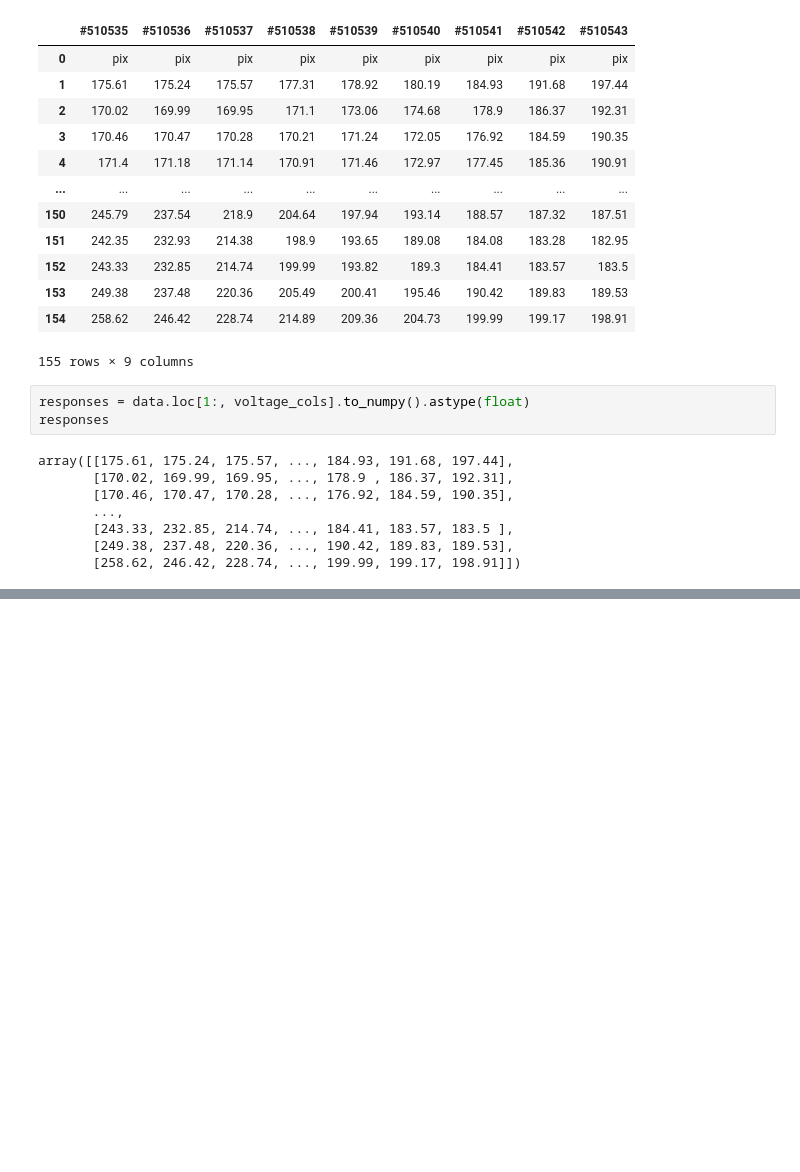
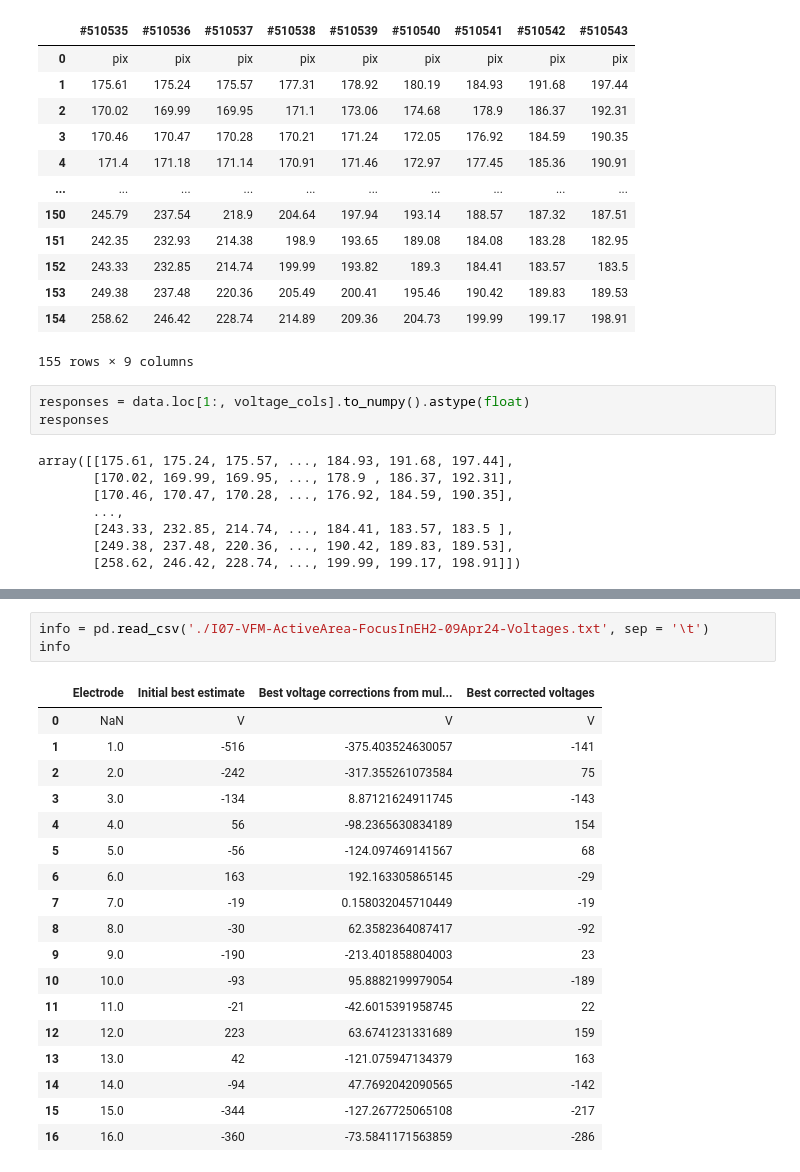
Before and after one commit to DiamondLightSource/bimorph-mirror-analysis, a Jupyter notebook: src/test_code/test.ipynb, the cells around one changed output, grey strips where cells are left out. Cells and saved outputs as stored; diff of their text form; blank space fills up the shorter version.

```diff
--- a/src/test_code/test.ipynb
+++ b/src/test_code/test.ipynb
@@ -159,4 +113,26 @@ data
 | 116 | 1.6803 | 235.69 | 237.92 | 239.75 | 241.99 | 244.15 | 247.78 | 249.36 | 252.76 | 254.2 | 255.39 | ... |
 | 117 | 1.6901 | 234.91 | 236.46 | 238.28 | 240.98 | 242.96 | 244.92 | 246.85 | 249.77 | 251.29 | 251.94 | ... |
 118 rows × 18 columns
+# %%
+info = pd.read_csv('./I07-VFM-ActiveArea-FocusInEH2-09Apr24-Voltages.txt', sep = '\t')
+info
+# %% [output]
+|  | Electrode | Initial best estimate | Best voltage corrections from mul... | Best corrected voltages |
+| 0 | NaN | V | V | V |
+| 1 | 1.0 | -516 | -375.403524630057 | -141 |
+| 2 | 2.0 | -242 | -317.355261073584 | 75 |
+| 3 | 3.0 | -134 | 8.87121624911745 | -143 |
+| 4 | 4.0 | 56 | -98.2365630834189 | 154 |
+| 5 | 5.0 | -56 | -124.097469141567 | 68 |
+| 6 | 6.0 | 163 | 192.163305865145 | -29 |
+| 7 | 7.0 | -19 | 0.158032045710449 | -19 |
+| 8 | 8.0 | -30 | 62.3582364087417 | -92 |
+| 9 | 9.0 | -190 | -213.401858804003 | 23 |
+| 10 | 10.0 | -93 | 95.8882199979054 | -189 |
+| 11 | 11.0 | -21 | -42.6015391958745 | 22 |
+| 12 | 12.0 | 223 | 63.6741231331689 | 159 |
+| 13 | 13.0 | 42 | -121.075947134379 | 163 |
+| 14 | 14.0 | -94 | 47.7692042090565 | -142 |
+| 15 | 15.0 | -344 | -127.267725065108 | -217 |
+| 16 | 16.0 | -360 | -73.5841171563859 | -286 |
 # %%
```
Also changed, not shown: parts of 11 cells of this notebook.
